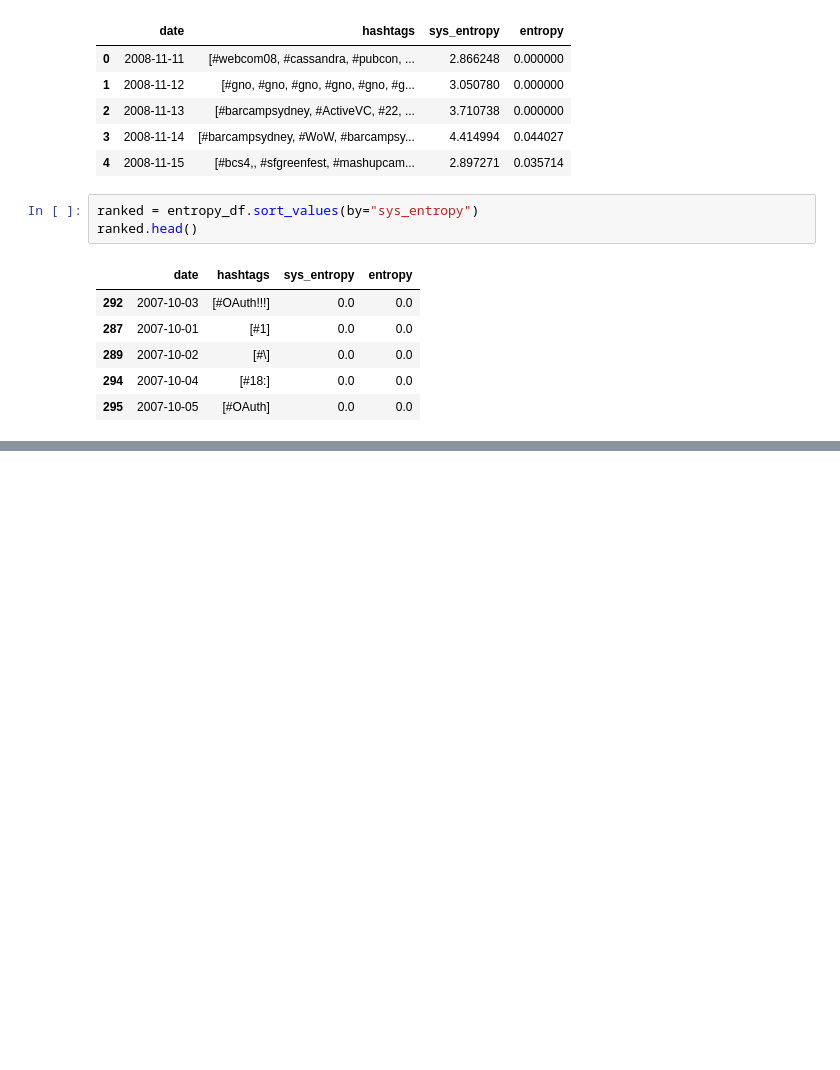
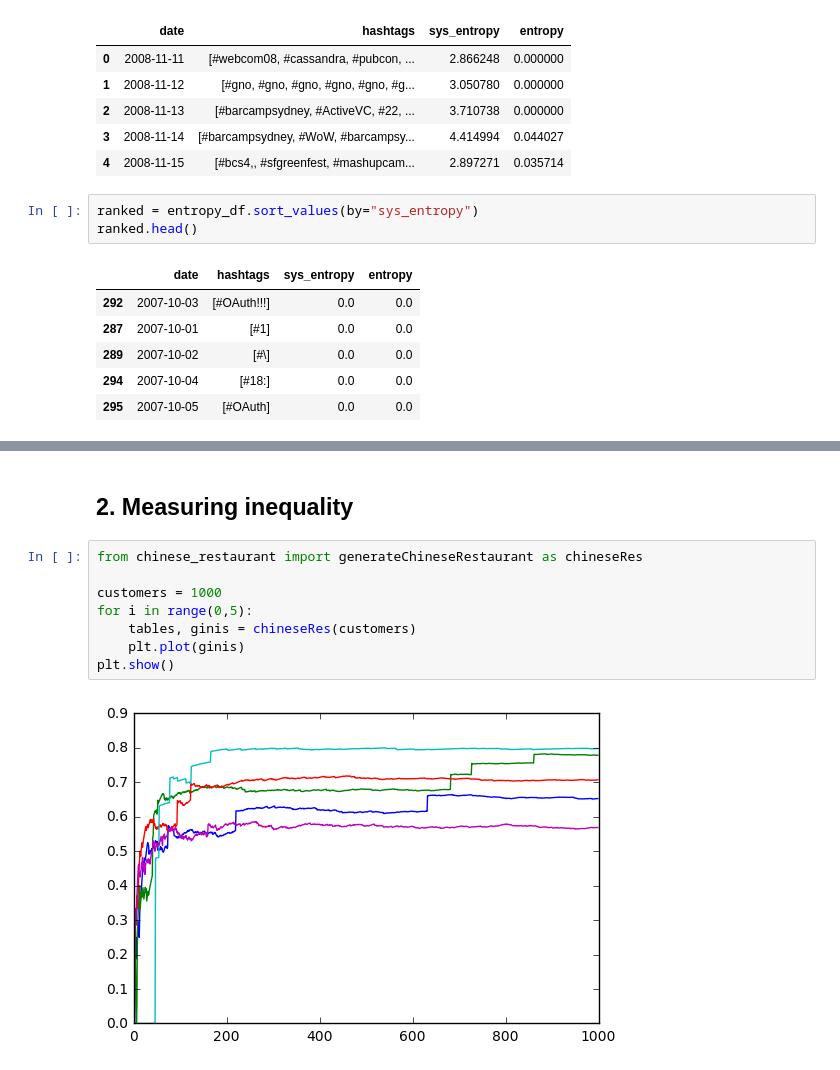
Before and after one commit to WeStCoastSlavs/quebec, a Jupyter notebook: working_dir/assignment_10/assignment_10.ipynb, the cells around one changed output, grey strips where cells are left out. Saved outputs shown, nothing was run; the diff lists cells and outputs as text; blank space fills up the shorter version.

```diff
--- a/working_dir/assignment_10/assignment_10.ipynb
+++ b/working_dir/assignment_10/assignment_10.ipynb
@@ -286,0 +275,12 @@ plt.show()
+# %% [markdown]
+## 2. Measuring inequality
+# %%
+from chinese_restaurant import generateChineseRestaurant as chineseRes
+
+customers = 1000
+for i in range(0,5):
+    tables, ginis = chineseRes(customers)
+    plt.plot(ginis)
+plt.show()
+# %% [output]
+[figure, added]
```
Also changed, not shown: parts of 2 cells of this notebook, 2 other files.
